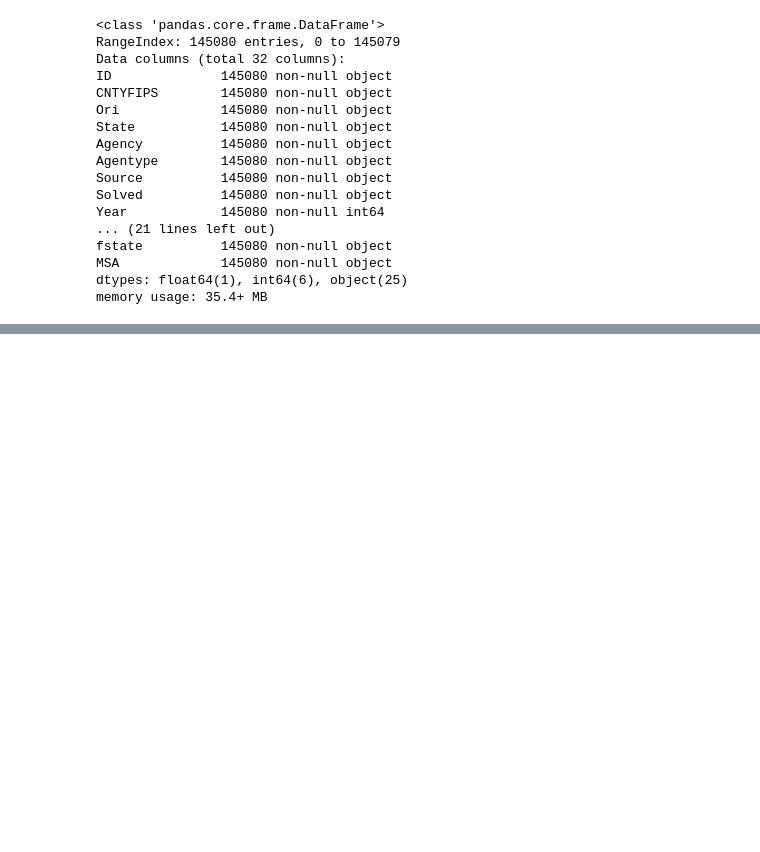
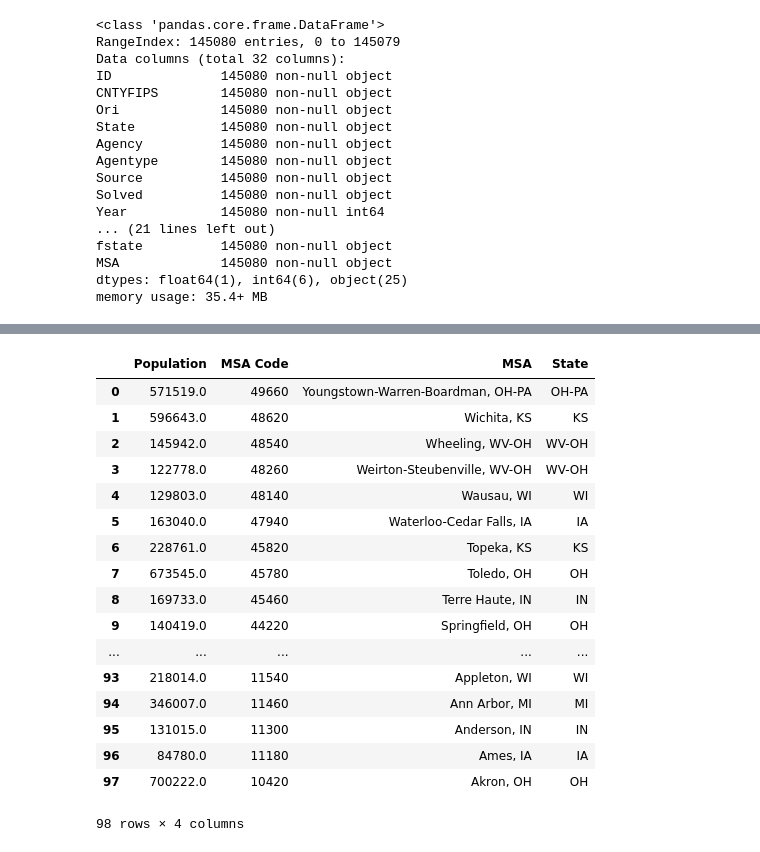
Before and after one commit to bendgame/Project-one, a Jupyter notebook: rural_v_urban_crime.ipynb, the cells around one changed output, grey strips where cells are left out. Cells and saved outputs as stored; diff of their text form; code cells hidden in the pictures; blank space fills up the shorter version.

Commit message:
Matched MSAs from census api to MSAs in murder csv

```diff
--- a/rural_v_urban_crime.ipynb
+++ b/rural_v_urban_crime.ipynb
@@ -54 +56,50 @@ midwest_17.head(500)
+# %%
+acs_msa = c.acs5.get(('NAME', 'B01003_001E'), \
+                    {'for': 'metropolitan statistical area/micropolitan statistical area:*'})
+metrodf = pd.DataFrame(acs_msa)
+metrodf = metrodf.rename(columns={"B01003_001E": "Population", "NAME": "MSA1",
+                                  "metropolitan statistical area/micropolitan statistical area": "MSA Code"})
+metro_only = metrodf[metrodf['MSA1'].str.contains('Metro Area')]
+metro_only = metro_only.reset_index(drop=True)
+
+# new data frame with split value columns to isolate 'Metro Area'
+new_metro = metro_only["MSA1"].str.split(" Metro Area", n = 1, expand = True)
+# making separate MSA column from new data frame
+metro_only["MSA"]= new_metro[0]
+# Dropping old MSA columns
+metro_only.drop(columns =["MSA1"], inplace = True)
+
+# new data frame with split columns to isolate state abbreviations
+metrostates = metro_only["MSA"].str.split(", ", n = 1, expand = True)
+# add separate state column from new df
+metro_only['State'] = metrostates[1]
+
+# create list of unique values in state column to identify all possible midwest state labels in MidwestMurderData.csv
+stateslist = metro_only['State'].unique().tolist()
+midweststates = ['OH-PA', 'KS', 'WV-OH', 'WI', 'IA', 'OH', 'IN', 'MO', 'IL', 'IN-MI', 'SD', 'IA-NE-SD', \
+                  'MO-IL', 'MO-KS', 'MN', 'MI', 'NE-IA', 'MN-WI', 'KY-IN', 'NE', 'WI-MN', 'WV-KY-OH', \
+                  'ND-MN', 'AR-MO', 'IN-KY', 'IA-IL', 'OH-KY-IN', 'IL-IN-WI', 'ND']
+# new dataframe with just state values in the midweststates list, reset index
+midwest_metros = metro_only[metro_only['State'].isin(midweststates)]
+midwest_metros = midwest_metros.reset_index(drop=True)
+midwest_metros
+# %% [output]
+|  | Population | MSA Code | MSA | State |
+| 0 | 571519.0 | 49660 | Youngstown-Warren-Boardman, OH-PA | OH-PA |
+| 1 | 596643.0 | 48620 | Wichita, KS | KS |
+| 2 | 145942.0 | 48540 | Wheeling, WV-OH | WV-OH |
+| 3 | 122778.0 | 48260 | Weirton-Steubenville, WV-OH | WV-OH |
+| 4 | 129803.0 | 48140 | Wausau, WI | WI |
+| 5 | 163040.0 | 47940 | Waterloo-Cedar Falls, IA | IA |
+| 6 | 228761.0 | 45820 | Topeka, KS | KS |
+| 7 | 673545.0 | 45780 | Toledo, OH | OH |
+| 8 | 169733.0 | 45460 | Terre Haute, IN | IN |
+| 9 | 140419.0 | 44220 | Springfield, OH | OH |
+| ... | ... | ... | ... | ... |
+| 93 | 218014.0 | 11540 | Appleton, WI | WI |
+| 94 | 346007.0 | 11460 | Ann Arbor, MI | MI |
+| 95 | 131015.0 | 11300 | Anderson, IN | IN |
+| 96 | 84780.0 | 11180 | Ames, IA | IA |
+| 97 | 700222.0 | 10420 | Akron, OH | OH |
+98 rows × 4 columns
 # %%
```
Also changed, not shown: parts of 7 cells of this notebook, 1 other file.
